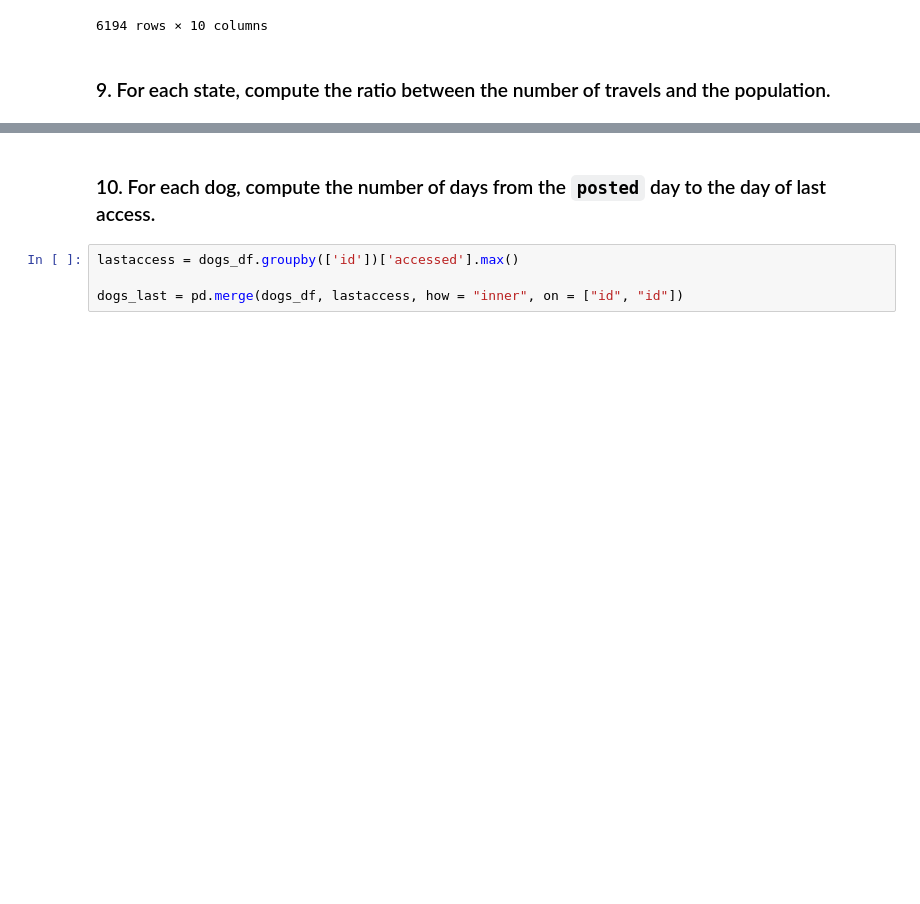
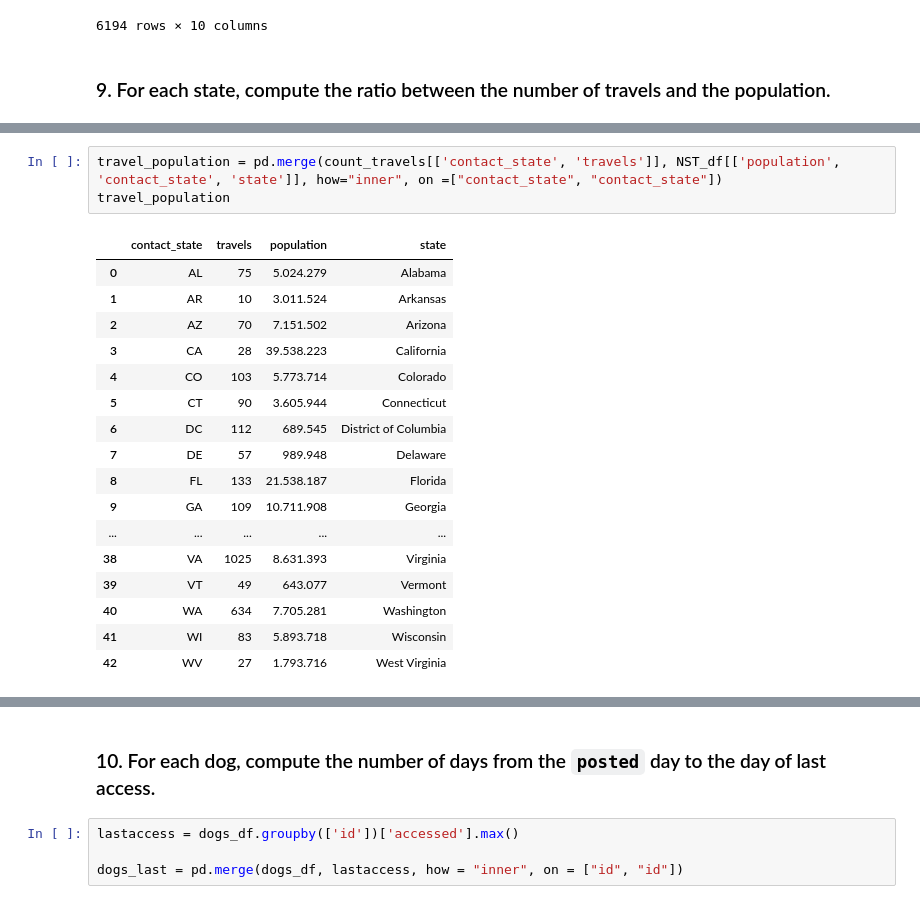
Before and after one commit to danielepoterti/FoundationCS, a Jupyter notebook: project.ipynb, the cells around one changed output, grey strips where cells are left out. Cells and saved outputs as stored; diff of their text form; blank space fills up the shorter version.

```diff
--- a/project.ipynb
+++ b/project.ipynb
@@ -399,0 +403,21 @@ NST_df
+# %%
+travel_population = pd.merge(count_travels[['contact_state', 'travels']], NST_df[['population', 'contact_state', 'state']], how="inner", on =["contact_state", "contact_state"])
+travel_population
+# %% [output]
+|  | contact_state | travels | population | state |
+| 0 | AL | 75 | 5.024.279 | Alabama |
+| 1 | AR | 10 | 3.011.524 | Arkansas |
+| 2 | AZ | 70 | 7.151.502 | Arizona |
+| 3 | CA | 28 | 39.538.223 | California |
+| 4 | CO | 103 | 5.773.714 | Colorado |
+| 5 | CT | 90 | 3.605.944 | Connecticut |
+| 6 | DC | 112 | 689.545 | District of Columbia |
+| 7 | DE | 57 | 989.948 | Delaware |
+| 8 | FL | 133 | 21.538.187 | Florida |
+| 9 | GA | 109 | 10.711.908 | Georgia |
+| ... | ... | ... | ... | ... |
+| 38 | VA | 1025 | 8.631.393 | Virginia |
+| 39 | VT | 49 | 643.077 | Vermont |
+| 40 | WA | 634 | 7.705.281 | Washington |
+| 41 | WI | 83 | 5.893.718 | Wisconsin |
+| 42 | WV | 27 | 1.793.716 | West Virginia |
```
Also changed, not shown: parts of 3 cells of this notebook.
